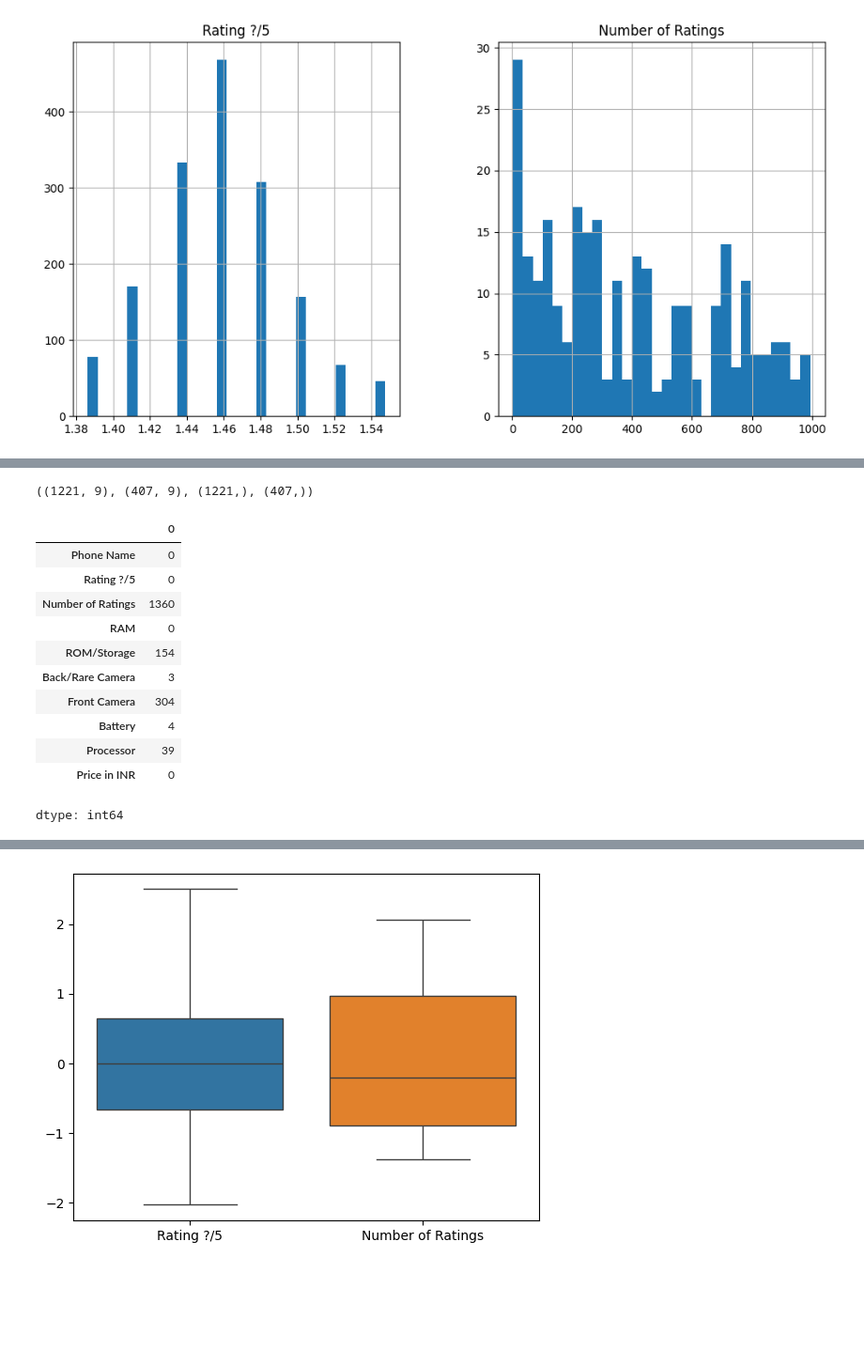
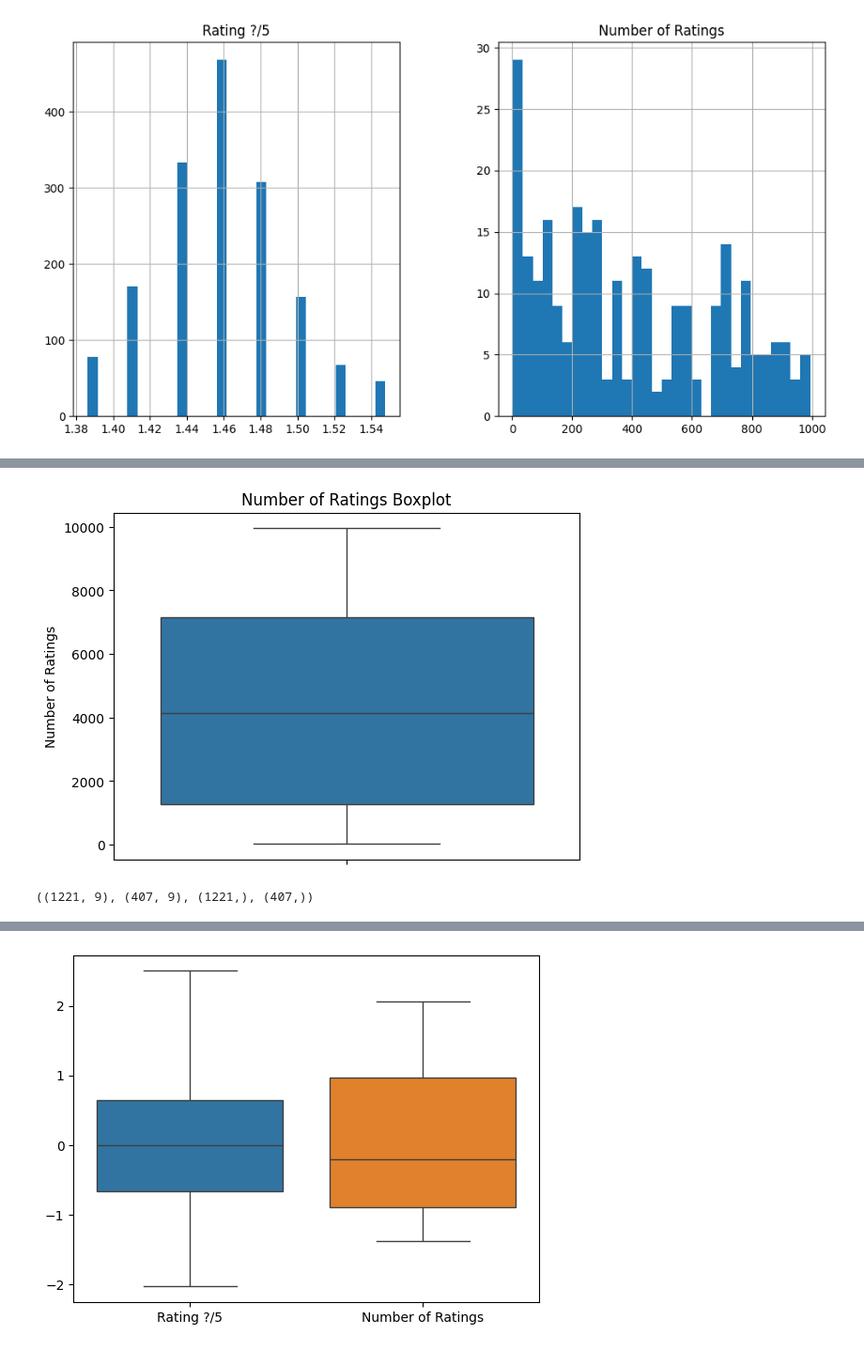
Before and after one commit to Kidar12/GDGoC_ML_Assignment-2, a Jupyter notebook: Dataset_MBP.ipynb, the cells around one changed output, grey strips where cells are left out. Shown at 94% size. Saved outputs shown, nothing was run; the diff lists cells and outputs as text; code cells hidden in the pictures; blank space fills up the shorter version.

```diff
--- a/Dataset_MBP.ipynb
+++ b/Dataset_MBP.ipynb
@@ -172,0 +235,9 @@ plt.show()
+# %%
+df_mbp.replace(['nan'], np.nan, inplace=True)
+df_mbp.dropna(inplace=True)
+# %%
+# Ubah menjadi string terlebih dahulu
+df_mbp['Number of Ratings'] = df_mbp['Number of Ratings'].astype(str)
+
+# Hapus titik di akhir
+df_mbp['Number of Ratings'] = df_mbp['Number of Ratings'].replace(r'\.$', '', regex=True)
@@ -172,0 +257,2 @@ plt.show()
+# %%
+df_mbp['Number of Ratings'] = df_mbp['Number of Ratings'].apply(lambda x: str(x).replace('.', '') if isinstance(x, str) else x)
@@ -172,0 +291,4 @@ plt.show()
+# %%
+fix = ['Number of Ratings']
+df_mbp[fix] = df_mbp[fix].apply(pd.to_numeric, errors='coerce')
+df_mbp.info()
@@ -173,3 +313,22 @@ plt.show()
+# %%
+from scipy.stats.mstats import winsorize
+
+def remove_outliers(data, column):
+  Q1 = data[column].quantile(0.25)
+  Q3 = data[column].quantile(0.75)
+  IQR = Q3 - Q1
+  upper_bound = Q3 + 1.5 * IQR
+  lower_bound = Q1 - 1.5 * IQR
+  data = data[(data[column] >= lower_bound) & (data[column] <= upper_bound)]
+  return data
+
+df_mbp = remove_outliers(df_mbp, 'Number of Ratings')
+
+sns.boxplot(data=df_mbp['Number of Ratings'])
+plt.title('Number of Ratings Boxplot')
+plt.show()
+# %% [output]
+[figure, added]
 # %%
 x = df_mbp.drop('Price in INR', axis=1)
 y = df_mbp['Price in INR']
@@ -179,21 +338,6 @@ x_train, x_test, y_train, y_test = train_test_split(x, y, test_size=0.25, random
 x_train.shape, x_test.shape, y_train.shape, y_test.shape
 # %% [output]
 ((1221, 9), (407, 9), (1221,), (407,))
-# %%
-df_mbp.isna().sum()
-# %% [output]
-|  | 0 |
-| Phone Name | 0 |
-| Rating ?/5 | 0 |
-| Number of Ratings | 1360 |
-| RAM | 0 |
-| ROM/Storage | 154 |
-| Back/Rare Camera | 3 |
-| Front Camera | 304 |
-| Battery | 4 |
-| Processor | 39 |
-| Price in INR | 0 |
-dtype: int64
 # %%
 x_train[num].hist(bins=30, figsize=(12,6))
 plt.show()
```
Also changed, not shown: parts of 36 cells of this notebook.
